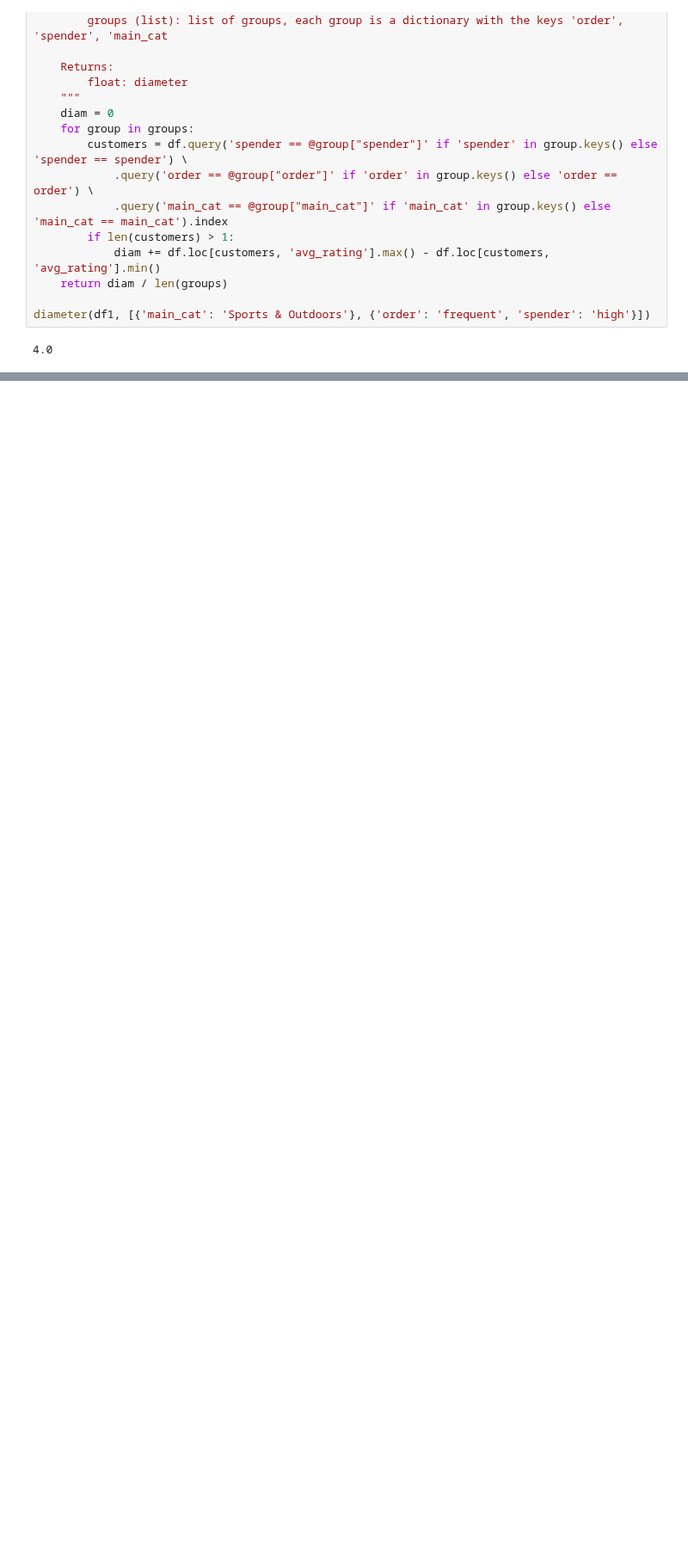
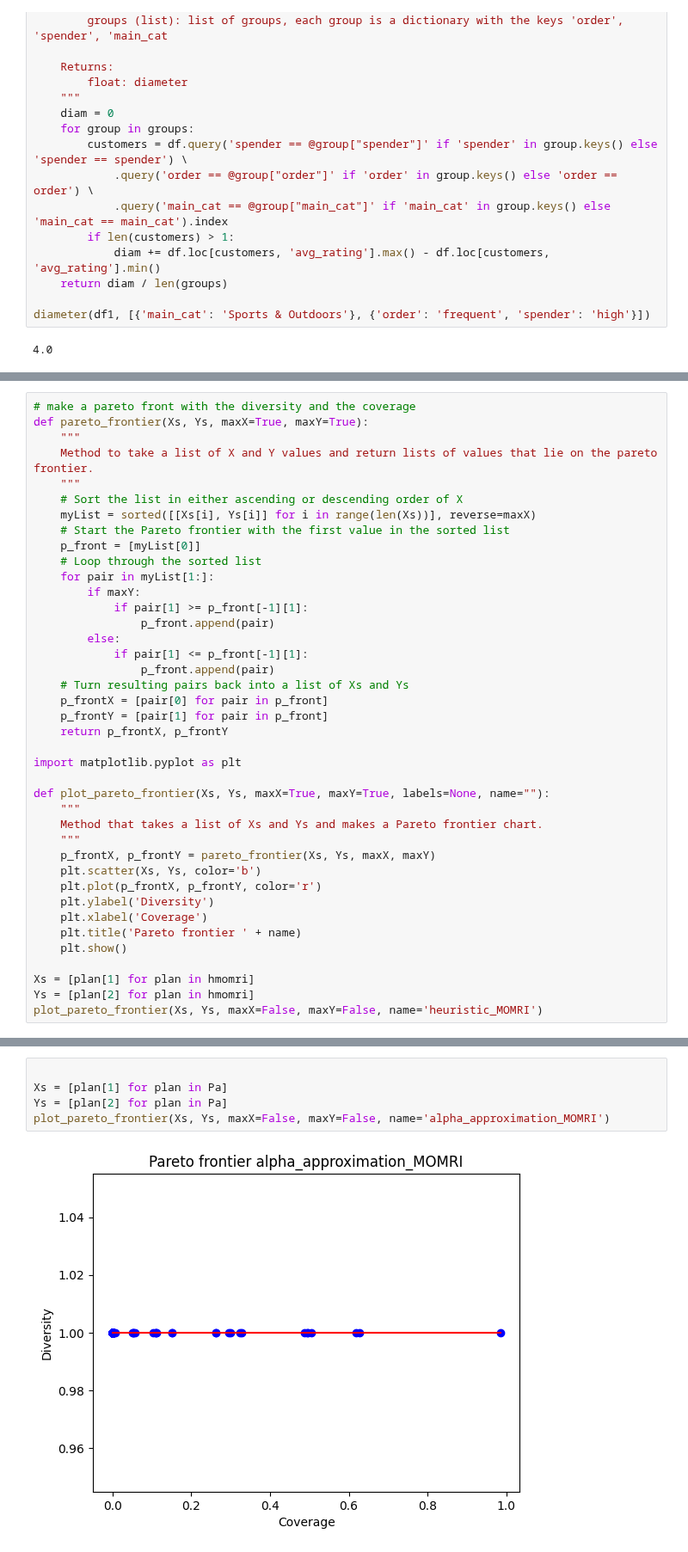
Before and after one commit to ElouanV/amazon_eda, a Jupyter notebook: notebooks/partie3.ipynb, the cells around one changed output, grey strips where cells are left out. Shown at 86% size. Saved outputs shown, nothing was run; the diff lists cells and outputs as text; blank space fills up the shorter version.

```diff
--- a/notebooks/partie3.ipynb
+++ b/notebooks/partie3.ipynb
@@ -299,0 +431,40 @@ for k in [1,2,3,4]:
+# %%
+# make a pareto front with the diversity and the coverage
+def pareto_frontier(Xs, Ys, maxX=True, maxY=True):
+    """
+    Method to take a list of X and Y values and return lists of values that lie on the pareto frontier.
+    """
+    # Sort the list in either ascending or descending order of X
+    myList = sorted([[Xs[i], Ys[i]] for i in range(len(Xs))], reverse=maxX)
+    # Start the Pareto frontier with the first value in the sorted list
+    p_front = [myList[0]]
+    # Loop through the sorted list
+    for pair in myList[1:]:
+        if maxY:
+            if pair[1] >= p_front[-1][1]:
+                p_front.append(pair)
+        else:
+            if pair[1] <= p_front[-1][1]:
+                p_front.append(pair)
+    # Turn resulting pairs back into a list of Xs and Ys
+    p_frontX = [pair[0] for pair in p_front]
+    p_frontY = [pair[1] for pair in p_front]
+    return p_frontX, p_frontY
+
+import matplotlib.pyplot as plt
+
+def plot_pareto_frontier(Xs, Ys, maxX=True, maxY=True, labels=None, name=""):
+    """
+    Method that takes a list of Xs and Ys and makes a Pareto frontier chart.
+    """
+    p_frontX, p_frontY = pareto_frontier(Xs, Ys, maxX, maxY)
+    plt.scatter(Xs, Ys, color='b')
+    plt.plot(p_frontX, p_frontY, color='r')
+    plt.ylabel('Diversity')
+    plt.xlabel('Coverage')
+    plt.title('Pareto frontier ' + name)
+    plt.show()
+
+Xs = [plan[1] for plan in hmomri]
+Ys = [plan[2] for plan in hmomri]
+plot_pareto_frontier(Xs, Ys, maxX=False, maxY=False, name='heuristic_MOMRI')
@@ -299,0 +473,7 @@ for k in [1,2,3,4]:
+# %%
+
+Xs = [plan[1] for plan in Pa]
+Ys = [plan[2] for plan in Pa]
+plot_pareto_frontier(Xs, Ys, maxX=False, maxY=False, name='alpha_approximation_MOMRI')
+# %% [output]
+[figure, added]
```
Also changed, not shown: parts of 17 cells of this notebook.
